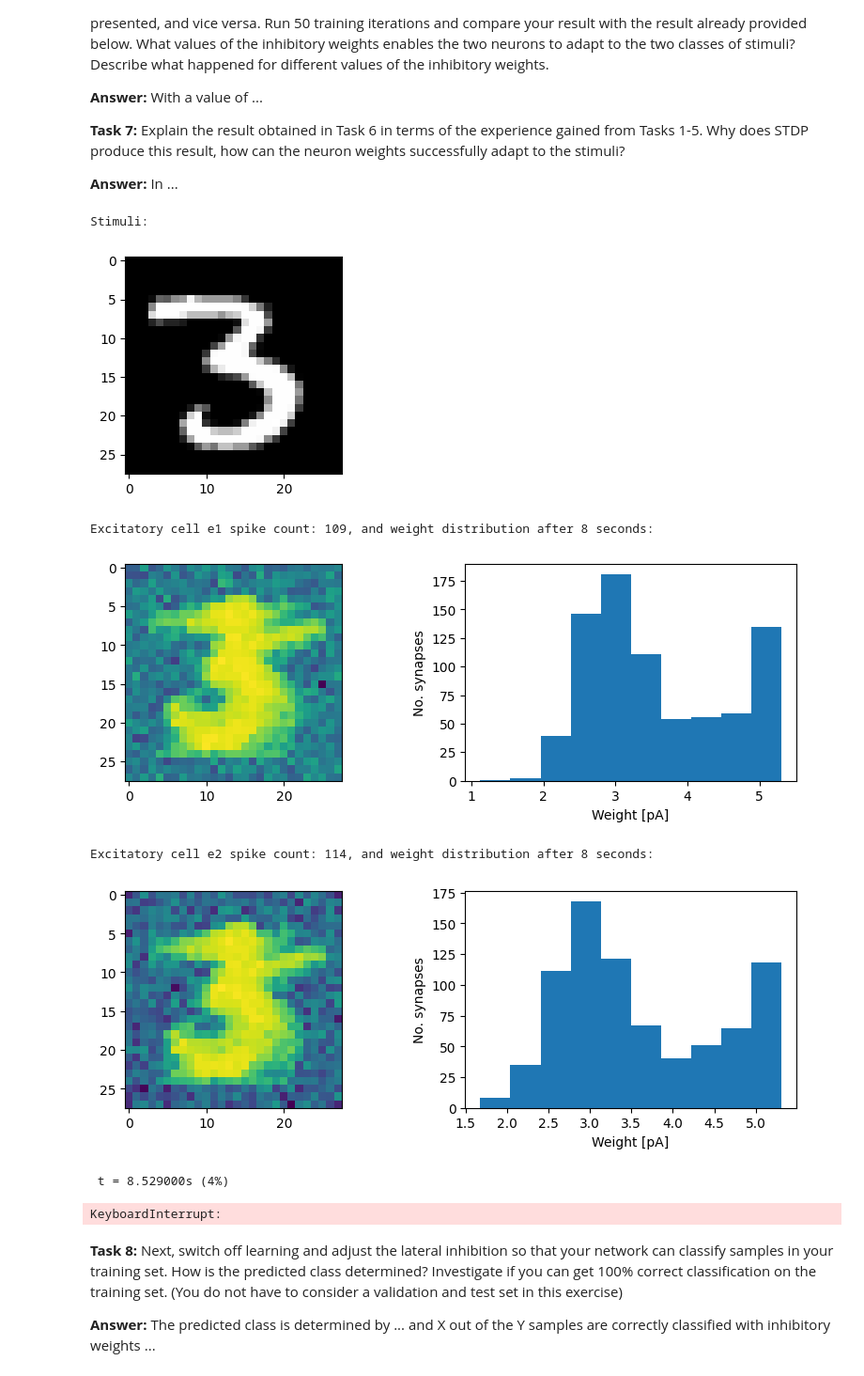
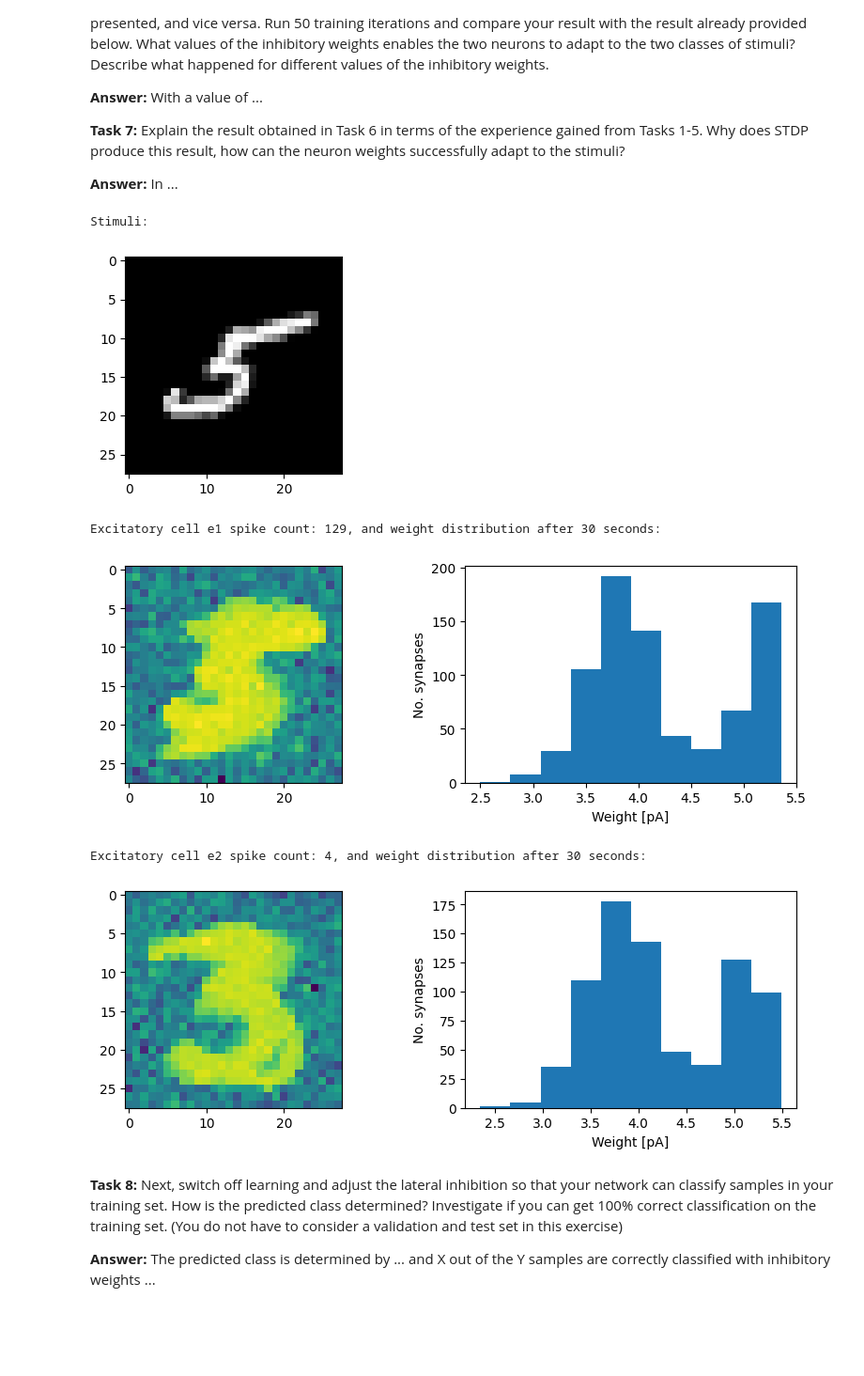
Before and after one commit to jacomoel/d7046e, a Jupyter notebook: exercises/SNN/SNN-Excercise-2.ipynb, the cells around one changed output. Shown at 94% size. Saved outputs shown, nothing was run; the diff lists cells and outputs as text; code cells hidden in the pictures; blank space fills up the shorter version.

```diff
--- a/exercises/SNN/SNN-Excercise-2.ipynb
+++ b/exercises/SNN/SNN-Excercise-2.ipynb
@@ -536,7 +536,7 @@ def plot_neuron_weights(n):
 t = 0
 dt = 5e-4
 simtime = 0.35
-rsttime = 0.15
+rsttime = 0.25
 
 # Reset spikerate variables
 e1_spikerate = -1
@@ -575,7 +575,7 @@ for iterations in range(50): # Training iterations
         stimuli = im3[int(10*np.random.rand())][0]
         ##############################################################################
         # INSERT SUPERVISION SIGNAL HERE, INHIBIT ONE OF THE TWO STDP NEURONS
-        e1['w_syn'][I_inhib] = -5e-12
+        e1['w_syn'][I_inhib] = -200e-12
         e2['w_syn'][I_inhib] = 0
         ##############################################################################
     else:
@@ -583,7 +583,7 @@ for iterations in range(50): # Training iterations
         ##############################################################################
         # INSERT SUPERVISION SIGNAL HERE, INHIBIT ONE OF THE TWO STDP NEURONS
         e1['w_syn'][I_inhib] = 0
-        e2['w_syn'][I_inhib] = -5e-12
+        e2['w_syn'][I_inhib] = -200e-12
         ##############################################################################
     set_input_frequencies(neurons, stimuli)
 
@@ -595,40 +595,38 @@ for iterations in range(50): # Training iterations
 
         # Count number of spikes from e1 and e2
         e1_count += spikes.count(I_e1)
         e2_count += spikes.count(I_e2)
 
         # Timestep completed
         t += dt
         print('\r t = %fs (%d%%)' % (t, 100*(t-t0)/(simtime+rsttime)), end='')
 
     # Let neurons and synapses rest before the next stimuli
     reset_input_frequencies(neurons)
     while t < t0+simtime+rsttime:
         spikes = update(dt, t, neurons, connections)
         e1_count += spikes.count(I_e1)
         e2_count += spikes.count(I_e2)
         t += dt
         print('\r t = %fs (%d%%)' % (t, 100*(t-t0)/(simtime+rsttime)), end='')
 
     # Refresh the plots
     clear_output()
     print('\nStimuli:')
     plot_digit(plt,stimuli)
     plt.show()
     print('Excitatory cell e1 spike count: %d, and weight distribution after %d seconds:' % (e1_count,t))
     plot_neuron_weights(e1)
     print('Excitatory cell e2 spike count: %d, and weight distribution after %d seconds:' % (e2_count,t))
     plot_neuron_weights(e2)
     plt.show()
 # %% [output]
 Stimuli:
-[figure, old version]
+[figure, new version]
-Excitatory cell e1 spike count: 109, and weight distribution after 8 seconds:
+Excitatory cell e1 spike count: 129, and weight distribution after 30 seconds:
-[figure, old version]
+[figure, new version]
-Excitatory cell e2 spike count: 114, and weight distribution after 8 seconds:
+Excitatory cell e2 spike count: 4, and weight distribution after 30 seconds:
-[figure, old version]
+[figure, new version]
- t = 8.529000s (4%)
-KeyboardInterrupt:
 # %% [markdown]
 **Task 8:** Next, switch off learning and adjust the lateral inhibition so that your network can classify samples in your training set. How is the predicted class determined? Investigate if you can get 100% correct classification on the training set. (You do not have to consider a validation and test set in this exercise)
 
```
Also changed, not shown: parts of 6 cells of this notebook.
